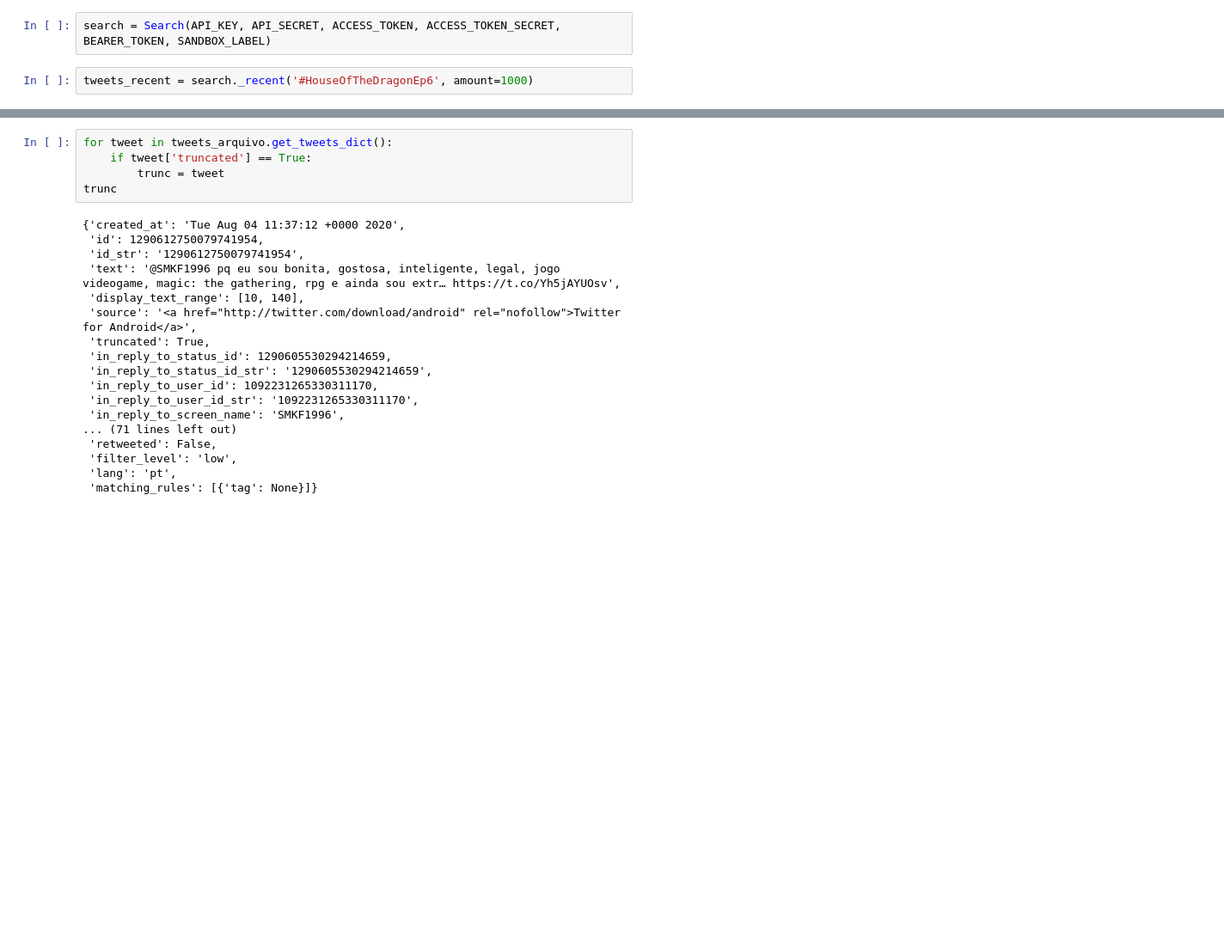
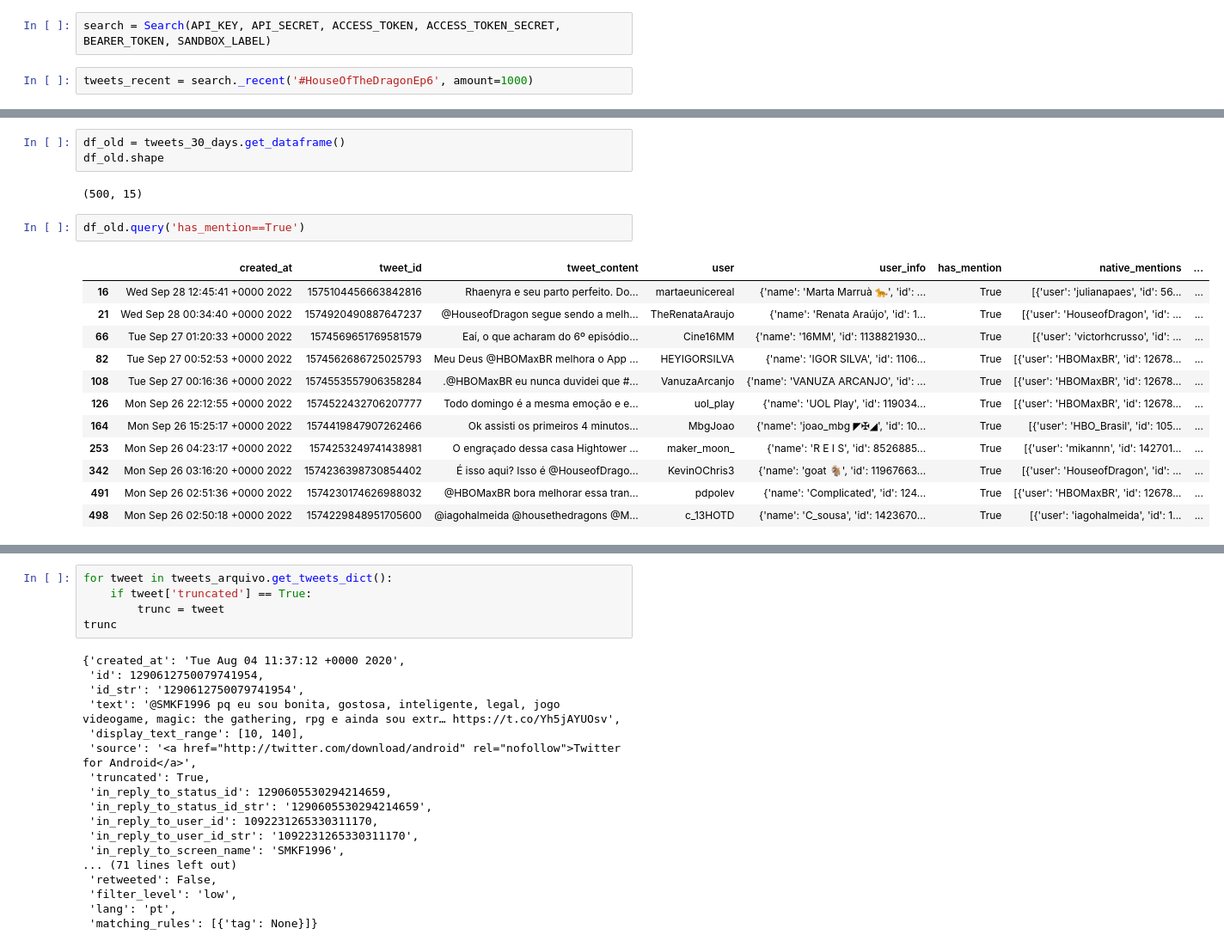
Before and after one commit to lucasraniere/twitter-data-extraction-2022-elections, a Jupyter notebook: teste.ipynb, the cells around one changed output, grey strips where cells are left out. Shown at 86% size. Drawn from its saved outputs; the diff is of its cells as text; blank space fills up the shorter version.

```diff
--- a/teste.ipynb
+++ b/teste.ipynb
@@ -45,0 +64,20 @@ tweets_30_days._info
+# %%
+df_old = tweets_30_days.get_dataframe()
+df_old.shape
+# %% [output]
+(500, 15)
+# %%
+df_old.query('has_mention==True')
+# %% [output]
+|  | created_at | tweet_id | tweet_content | user | user_info | has_mention | native_mentions | ... |
+| 16 | Wed Sep 28 12:45:41 +0000 2022 | 1575104456663842816 | Rhaenyra e seu parto perfeito. Do... | martaeunicereal | {'name': 'Marta Marruà 🐆', 'id': ... | True | [{'user': 'julianapaes', 'id': 56... | ... |
+| 21 | Wed Sep 28 00:34:40 +0000 2022 | 1574920490887647237 | @HouseofDragon segue sendo a melh... | TheRenataAraujo | {'name': 'Renata Araújo', 'id': 1... | True | [{'user': 'HouseofDragon', 'id': ... | ... |
+| 66 | Tue Sep 27 01:20:33 +0000 2022 | 1574569651769581579 | Eaí, o que acharam do 6º episódio... | Cine16MM | {'name': '16MM', 'id': 1138821930... | True | [{'user': 'victorhcrusso', 'id': ... | ... |
+| 82 | Tue Sep 27 00:52:53 +0000 2022 | 1574562686725025793 | Meu Deus @HBOMaxBR melhora o App ... | HEYIGORSILVA | {'name': 'IGOR SILVA', 'id': 1106... | True | [{'user': 'HBOMaxBR', 'id': 12678... | ... |
+| 108 | Tue Sep 27 00:16:36 +0000 2022 | 1574553557906358284 | .@HBOMaxBR eu nunca duvidei que #... | VanuzaArcanjo | {'name': 'VANUZA ARCANJO', 'id': ... | True | [{'user': 'HBOMaxBR', 'id': 12678... | ... |
+| 126 | Mon Sep 26 22:12:55 +0000 2022 | 1574522432706207777 | Todo domingo é a mesma emoção e e... | uol_play | {'name': 'UOL Play', 'id': 119034... | True | [{'user': 'HBOMaxBR', 'id': 12678... | ... |
+| 164 | Mon Sep 26 15:25:17 +0000 2022 | 1574419847907262466 | Ok assisti os primeiros 4 minutos... | MbgJoao | {'name': 'joao_mbg ◤✠◢', 'id': 10... | True | [{'user': 'HBO_Brasil', 'id': 105... | ... |
+| 253 | Mon Sep 26 04:23:17 +0000 2022 | 1574253249741438981 | O engraçado dessa casa Hightower ... | maker_moon_ | {'name': 'R E I S', 'id': 8526885... | True | [{'user': 'mikannn', 'id': 142701... | ... |
+| 342 | Mon Sep 26 03:16:20 +0000 2022 | 1574236398730854402 | É isso aqui? Isso é @HouseofDrago... | KevinOChris3 | {'name': 'goat 🐐', 'id': 11967663... | True | [{'user': 'HouseofDragon', 'id': ... | ... |
+| 491 | Mon Sep 26 02:51:36 +0000 2022 | 1574230174626988032 | @HBOMaxBR bora melhorar essa tran... | pdpolev | {'name': 'Complicated', 'id': 124... | True | [{'user': 'HBOMaxBR', 'id': 12678... | ... |
+| 498 | Mon Sep 26 02:50:18 +0000 2022 | 1574229848951705600 | @iagohalmeida @housethedragons @M... | c_13HOTD | {'name': 'C_sousa', 'id': 1423670... | True | [{'user': 'iagohalmeida', 'id': 1... | ... |
```
Also changed, not shown: parts of 8 cells of this notebook, 1 other file.
